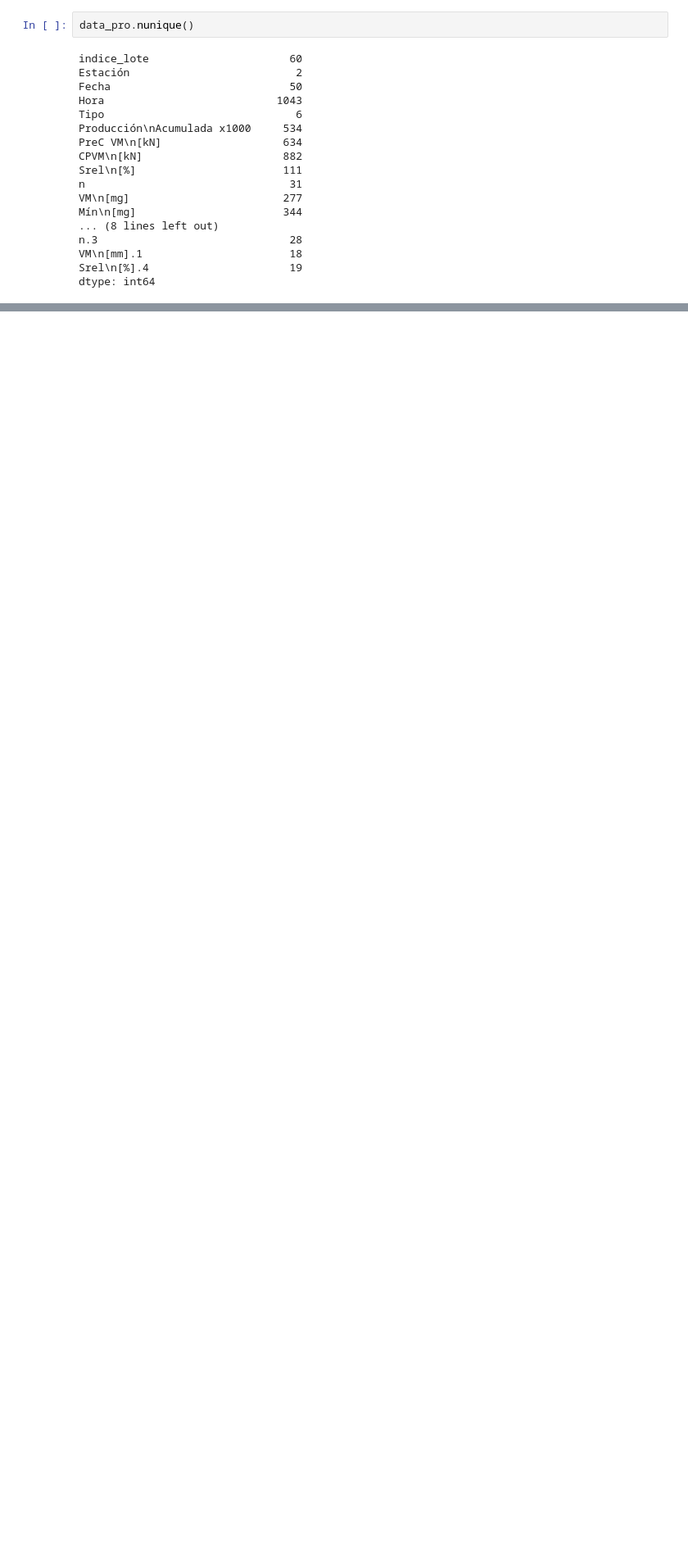
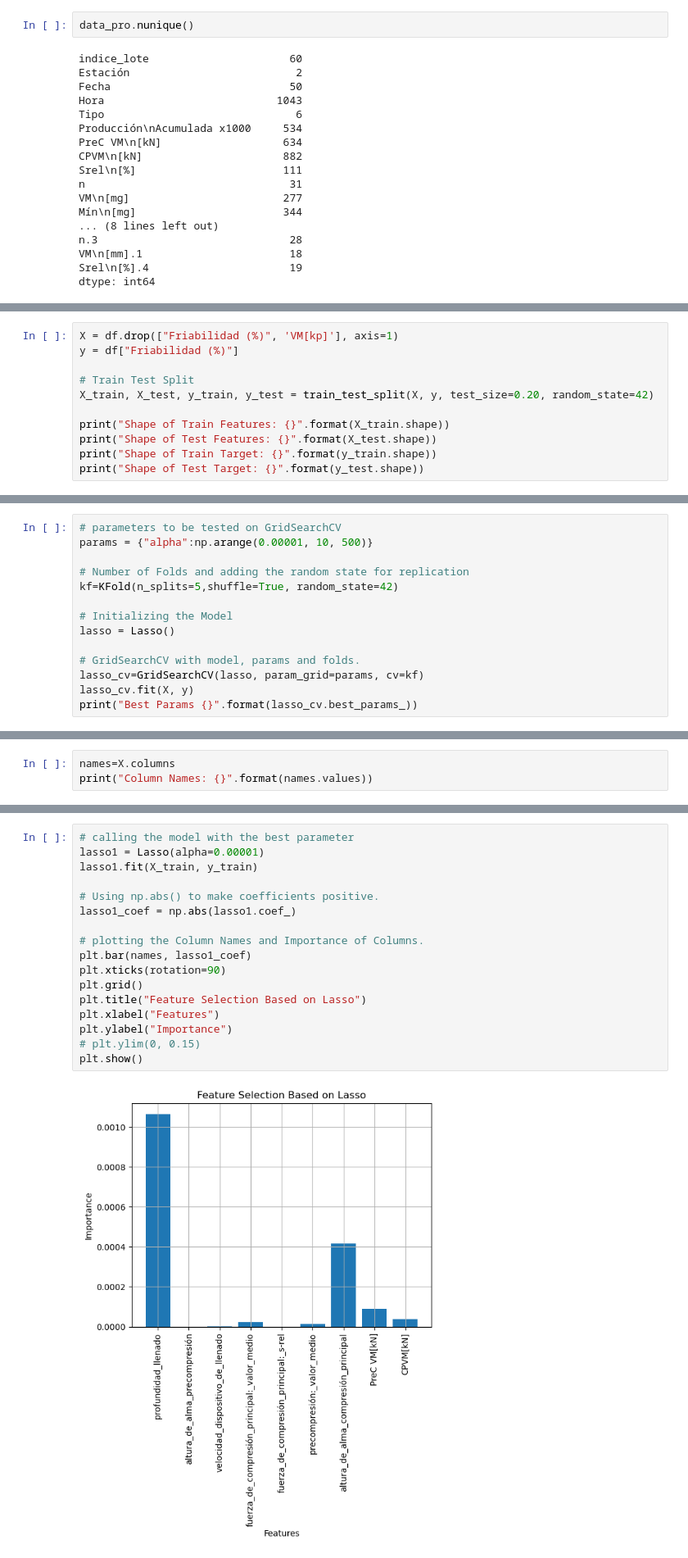
Before and after one commit to melmramxs/MA2003B, a Jupyter notebook: Limpieza.ipynb, the cells around one changed output, grey strips where cells are left out. Shown at 82% size. Saved outputs shown, nothing was run; the diff lists cells and outputs as text; blank space fills up the shorter version.

```diff
--- a/Limpieza.ipynb
+++ b/Limpieza.ipynb
@@ -156,0 +425,11 @@ data_pro.groupby('indice_lote')[['PreC VM[kN]', 'CPVM[kN]']].mean()
+# %%
+X = df.drop(["Friabilidad (%)", 'VM[kp]'], axis=1)
+y = df["Friabilidad (%)"]
+
+# Train Test Split
+X_train, X_test, y_train, y_test = train_test_split(X, y, test_size=0.20, random_state=42)
+
+print("Shape of Train Features: {}".format(X_train.shape))
+print("Shape of Test Features: {}".format(X_test.shape))
+print("Shape of Train Target: {}".format(y_train.shape))
+print("Shape of Test Target: {}".format(y_test.shape))
@@ -156,0 +441,14 @@ data_pro.groupby('indice_lote')[['PreC VM[kN]', 'CPVM[kN]']].mean()
+# %%
+# parameters to be tested on GridSearchCV
+params = {"alpha":np.arange(0.00001, 10, 500)}
+
+# Number of Folds and adding the random state for replication
+kf=KFold(n_splits=5,shuffle=True, random_state=42)
+
+# Initializing the Model
+lasso = Lasso()
+
+# GridSearchCV with model, params and folds.
+lasso_cv=GridSearchCV(lasso, param_grid=params, cv=kf)
+lasso_cv.fit(X, y)
+print("Best Params {}".format(lasso_cv.best_params_))
@@ -156,0 +457,3 @@ data_pro.groupby('indice_lote')[['PreC VM[kN]', 'CPVM[kN]']].mean()
+# %%
+names=X.columns
+print("Column Names: {}".format(names.values))
@@ -156,0 +466,19 @@ data_pro.groupby('indice_lote')[['PreC VM[kN]', 'CPVM[kN]']].mean()
+# %%
+# calling the model with the best parameter
+lasso1 = Lasso(alpha=0.00001)
+lasso1.fit(X_train, y_train)
+
+# Using np.abs() to make coefficients positive.
+lasso1_coef = np.abs(lasso1.coef_)
+
+# plotting the Column Names and Importance of Columns.
+plt.bar(names, lasso1_coef)
+plt.xticks(rotation=90)
+plt.grid()
+plt.title("Feature Selection Based on Lasso")
+plt.xlabel("Features")
+plt.ylabel("Importance")
+# plt.ylim(0, 0.15)
+plt.show()
+# %% [output]
+[figure, added]
```
Also changed, not shown: parts of 36 cells of this notebook.
